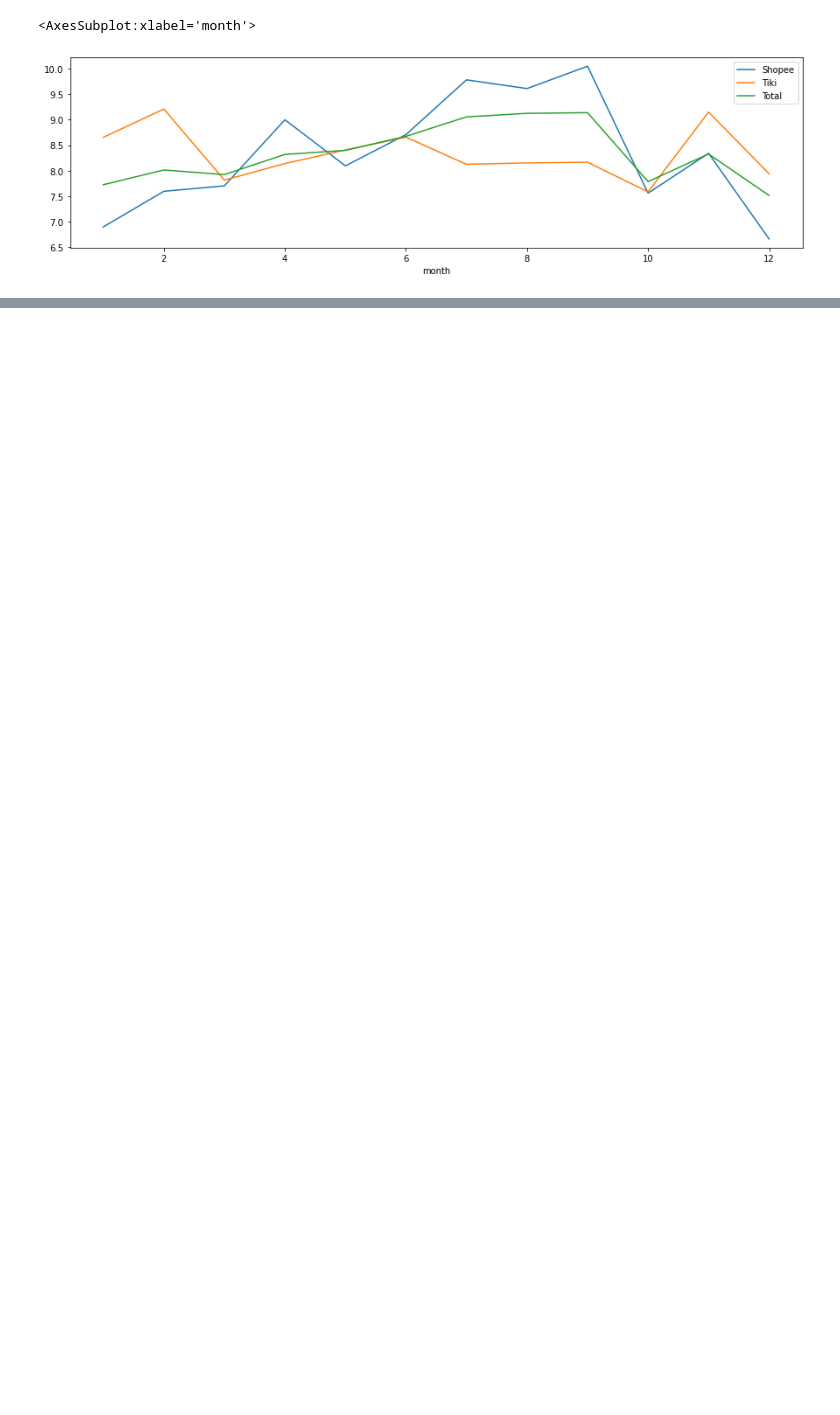
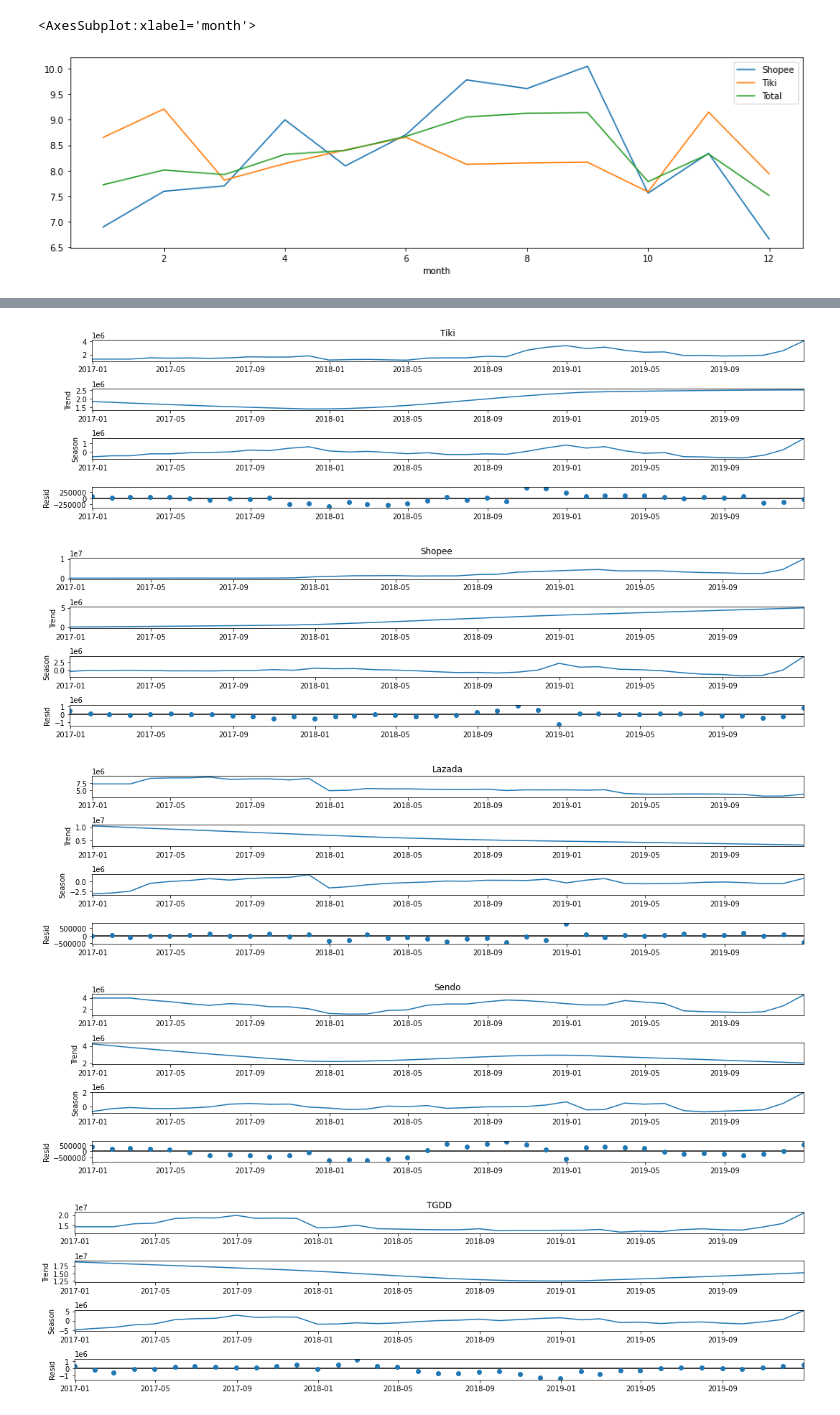
Before and after one commit to dfighter1312/data-mining, a Jupyter notebook: mini-project/time_series_analysis.ipynb, the cells around one changed output, grey strips where cells are left out. Saved outputs shown, nothing was run; the diff lists cells and outputs as text; code cells hidden in the pictures; blank space fills up the shorter version.

```diff
--- a/mini-project/time_series_analysis.ipynb
+++ b/mini-project/time_series_analysis.ipynb
@@ -293,0 +373,15 @@ plt.show()
+# %%
+from statsmodels.tsa.seasonal import STL
+
+STL(df_month[:'2020-01-01']['Tiki'], period=12).fit().plot()
+STL(df_month[:'2020-01-01']['Shopee'], period=12).fit().plot()
+STL(df_month[:'2020-01-01']['Lazada'], period=12).fit().plot()
+STL(df_month[:'2020-01-01']['Sendo'], period=12).fit().plot()
+STL(df_month[:'2020-01-01']['TGDD'], period=12).fit().plot()
+plt.show()
+# %% [output]
+[figure, added]
+[figure, added]
+[figure, added]
+[figure, added]
+[figure, added]
```
Also changed, not shown: parts of 25 cells of this notebook, 2 other files.
